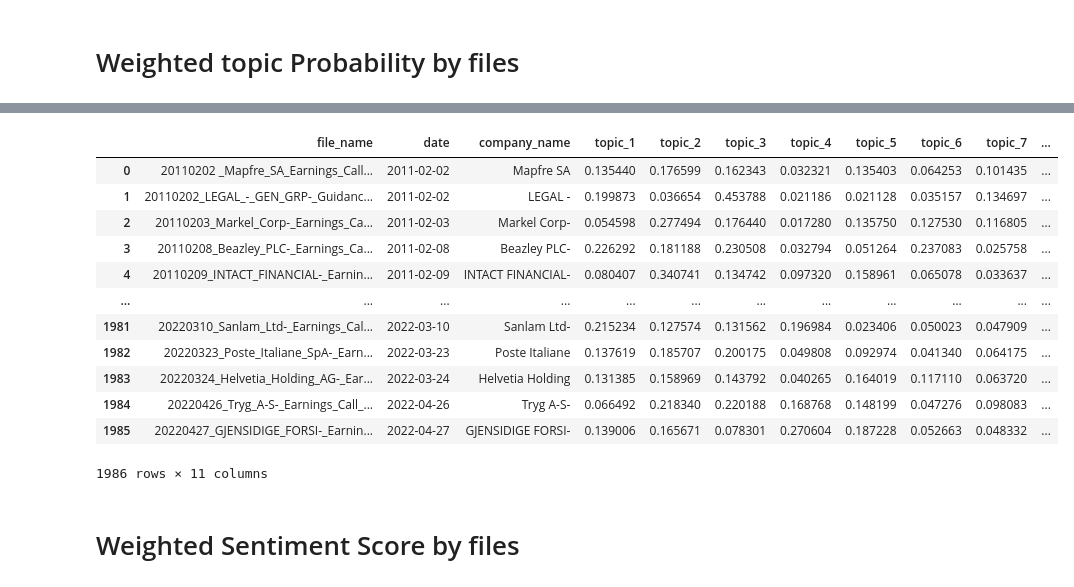
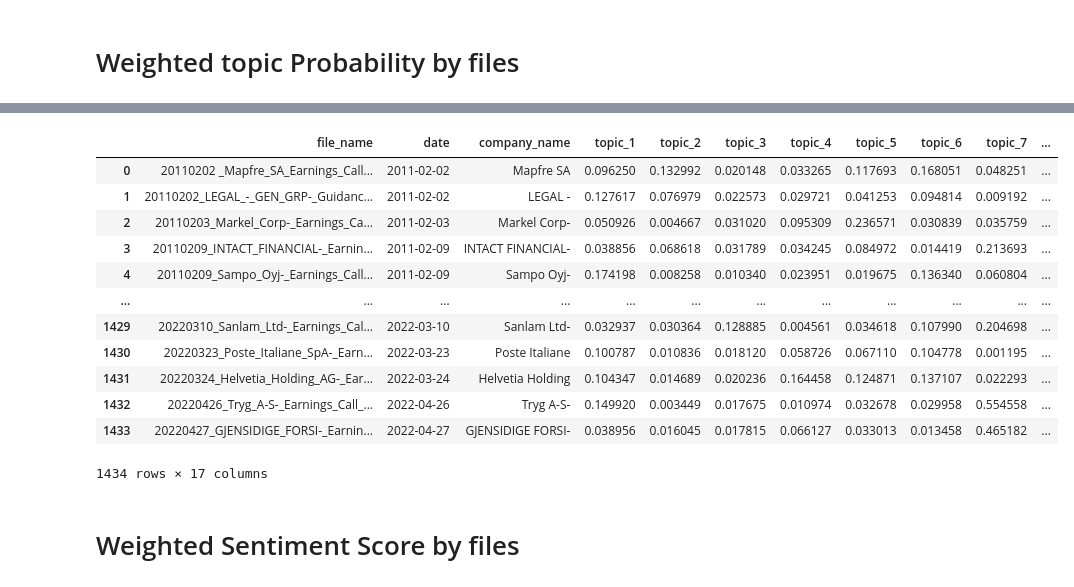
Before and after one commit to BoE-ARP-Bayes-MSc-BA/BoE_ARP_test04, a Jupyter notebook: QA_Regression_input.ipynb, the cells around one changed output, grey strips where cells are left out. Saved outputs shown, nothing was run; the diff lists cells and outputs as text; code cells hidden in the pictures.

```diff
--- a/QA_Regression_input.ipynb
+++ b/QA_Regression_input.ipynb
@@ -36,7 +36,7 @@ from yahoofinancials import YahooFinancials
 [nltk_data]   Package stopwords is already up-to-date!
 # %%
 # read the csv file
-topic_modelling_df_QA8 = pd.read_csv('./main_df_output/topic_modelling_df_QA8.csv')
+topic_modelling_df_QA = pd.read_csv('./main_df_output/QA14_topic_modelling_df.csv')
 # %% [markdown]
 # Define Functions
 # %%
@@ -120,7 +120,7 @@ def stock_price_change(stock_list, start_date, end_date):
 # %% [markdown]
 # Clean text and splitting to sentence
 # %%
-df = topic_modelling_df_QA8.drop(['participants','idx','company_paticipants_yes','other_paticipants_yes',
+df = topic_modelling_df_QA.drop(['participants','idx','company_paticipants_yes','other_paticipants_yes',
                 'paraghrph_noun', 'word_count', 'char_count', 'sentence_count',
                 'avg_word_length', 'avg_sentence_length'], axis = 1)
 df = df.rename(columns = {'paraghrph':'paraghraph','paraghrph_clean':'paraghraph_clean'})
@@ -173,27 +180,27 @@ merge_df['weighted']=merge_df['len_para']/merge_df['len_docs']
 # %%
 # -----> give the weighted average of the probability based on the paragraph length
-for i in range (1,9):
+for i in range (1,15):
     merge_df['topic_'+str(i)] = merge_df['topic_'+str(i)]*merge_df['weighted']
 # -----> sum WA sentiment of each files
 topic_df = merge_df.copy()
 topic_df = topic_df.groupby(['file_name','date','company_name']).sum().reset_index(drop=False)
 # drop the column: 'len_docs', 'len_para', 'weighted'
 topic_df = topic_df.drop(['len_docs','len_para','weighted'], axis = 1)
 topic_df
 # %% [output]
 |  | file_name | date | company_name | topic_1 | topic_2 | topic_3 | topic_4 | topic_5 | topic_6 | topic_7 | ... |
-| 0 | 20110202 _Mapfre_SA_Earnings_Call... | 2011-02-02 | Mapfre SA | 0.135440 | 0.176599 | 0.162343 | 0.032321 | 0.135403 | 0.064253 | 0.101435 | ... |
-| 1 | 20110202_LEGAL_-_GEN_GRP-_Guidanc... | 2011-02-02 | LEGAL - | 0.199873 | 0.036654 | 0.453788 | 0.021186 | 0.021128 | 0.035157 | 0.134697 | ... |
-| 2 | 20110203_Markel_Corp-_Earnings_Ca... | 2011-02-03 | Markel Corp- | 0.054598 | 0.277494 | 0.176440 | 0.017280 | 0.135750 | 0.127530 | 0.116805 | ... |
-| 3 | 20110208_Beazley_PLC-_Earnings_Ca... | 2011-02-08 | Beazley PLC- | 0.226292 | 0.181188 | 0.230508 | 0.032794 | 0.051264 | 0.237083 | 0.025758 | ... |
-| 4 | 20110209_INTACT_FINANCIAL-_Earnin... | 2011-02-09 | INTACT FINANCIAL- | 0.080407 | 0.340741 | 0.134742 | 0.097320 | 0.158961 | 0.065078 | 0.033637 | ... |
+| 0 | 20110202 _Mapfre_SA_Earnings_Call... | 2011-02-02 | Mapfre SA | 0.096250 | 0.132992 | 0.020148 | 0.033265 | 0.117693 | 0.168051 | 0.048251 | ... |
+| 1 | 20110202_LEGAL_-_GEN_GRP-_Guidanc... | 2011-02-02 | LEGAL - | 0.127617 | 0.076979 | 0.022573 | 0.029721 | 0.041253 | 0.094814 | 0.009192 | ... |
+| 2 | 20110203_Markel_Corp-_Earnings_Ca... | 2011-02-03 | Markel Corp- | 0.050926 | 0.004667 | 0.031020 | 0.095309 | 0.236571 | 0.030839 | 0.035759 | ... |
+| 3 | 20110209_INTACT_FINANCIAL-_Earnin... | 2011-02-09 | INTACT FINANCIAL- | 0.038856 | 0.068618 | 0.031789 | 0.034245 | 0.084972 | 0.014419 | 0.213693 | ... |
+| 4 | 20110209_Sampo_Oyj-_Earnings_Call... | 2011-02-09 | Sampo Oyj- | 0.174198 | 0.008258 | 0.010340 | 0.023951 | 0.019675 | 0.136340 | 0.060804 | ... |
 | ... | ... | ... | ... | ... | ... | ... | ... | ... | ... | ... | ... |
-| 1981 | 20220310_Sanlam_Ltd-_Earnings_Cal... | 2022-03-10 | Sanlam Ltd- | 0.215234 | 0.127574 | 0.131562 | 0.196984 | 0.023406 | 0.050023 | 0.047909 | ... |
-| 1982 | 20220323_Poste_Italiane_SpA-_Earn... | 2022-03-23 | Poste Italiane | 0.137619 | 0.185707 | 0.200175 | 0.049808 | 0.092974 | 0.041340 | 0.064175 | ... |
-| 1983 | 20220324_Helvetia_Holding_AG-_Ear... | 2022-03-24 | Helvetia Holding | 0.131385 | 0.158969 | 0.143792 | 0.040265 | 0.164019 | 0.117110 | 0.063720 | ... |
-| 1984 | 20220426_Tryg_A-S-_Earnings_Call_... | 2022-04-26 | Tryg A-S- | 0.066492 | 0.218340 | 0.220188 | 0.168768 | 0.148199 | 0.047276 | 0.098083 | ... |
-| 1985 | 20220427_GJENSIDIGE_FORSI-_Earnin... | 2022-04-27 | GJENSIDIGE FORSI- | 0.139006 | 0.165671 | 0.078301 | 0.270604 | 0.187228 | 0.052663 | 0.048332 | ... |
+| 1429 | 20220310_Sanlam_Ltd-_Earnings_Cal... | 2022-03-10 | Sanlam Ltd- | 0.032937 | 0.030364 | 0.128885 | 0.004561 | 0.034618 | 0.107990 | 0.204698 | ... |
+| 1430 | 20220323_Poste_Italiane_SpA-_Earn... | 2022-03-23 | Poste Italiane | 0.100787 | 0.010836 | 0.018120 | 0.058726 | 0.067110 | 0.104778 | 0.001195 | ... |
+| 1431 | 20220324_Helvetia_Holding_AG-_Ear... | 2022-03-24 | Helvetia Holding | 0.104347 | 0.014689 | 0.020236 | 0.164458 | 0.124871 | 0.137107 | 0.022293 | ... |
+| 1432 | 20220426_Tryg_A-S-_Earnings_Call_... | 2022-04-26 | Tryg A-S- | 0.149920 | 0.003449 | 0.017675 | 0.010974 | 0.032678 | 0.029958 | 0.554558 | ... |
+| 1433 | 20220427_GJENSIDIGE_FORSI-_Earnin... | 2022-04-27 | GJENSIDIGE FORSI- | 0.038956 | 0.016045 | 0.017815 | 0.066127 | 0.033013 | 0.013458 | 0.465182 | ... |
-1986 rows × 11 columns
+1434 rows × 17 columns
 # %% [markdown]
 # Weighted Sentiment Score by files
 # %%
```
Also changed, not shown: parts of 10 cells of this notebook, 8 other files.
